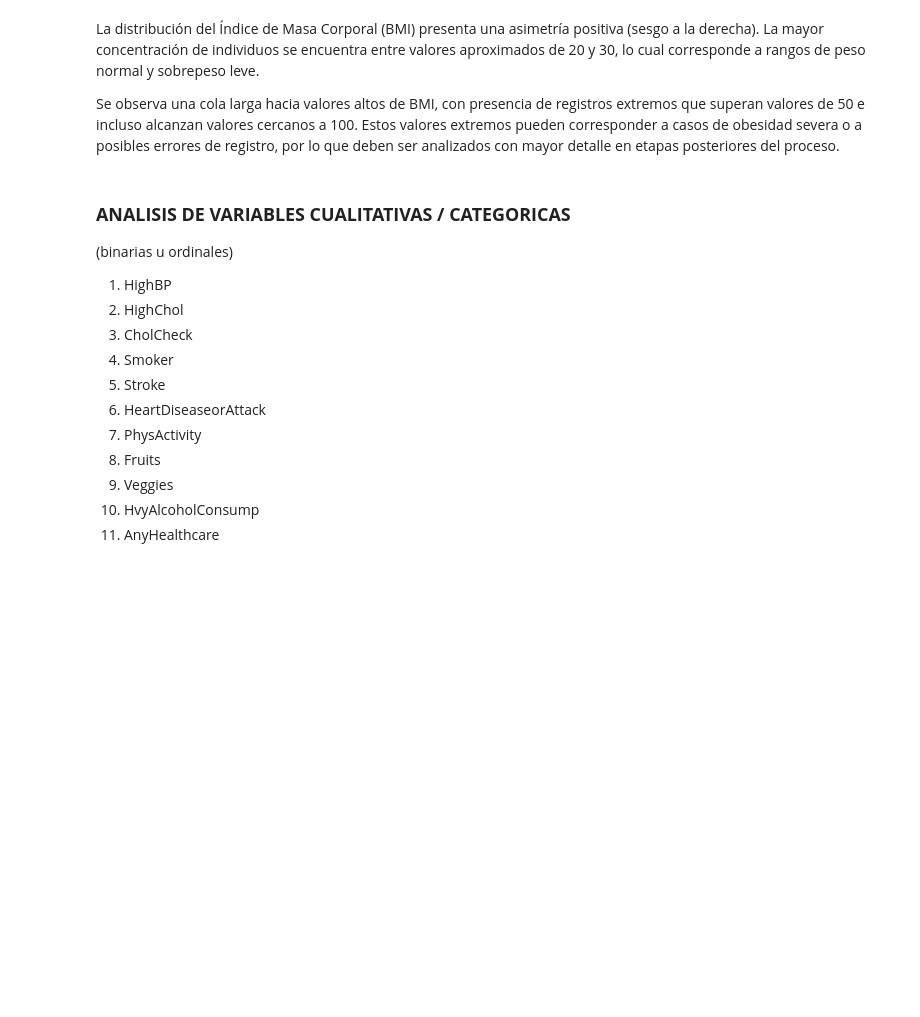
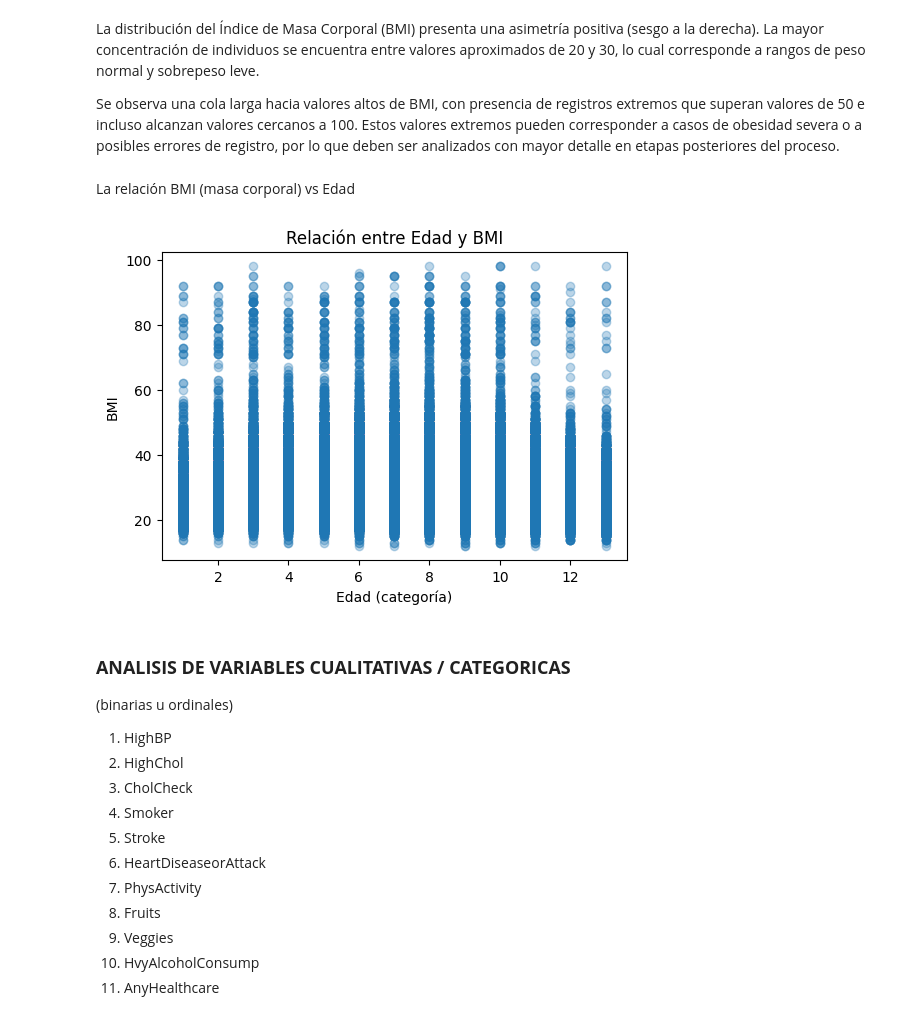
Before and after one commit to sebas-serrano/Diabetes_Health_Indicators, a Jupyter notebook: notebooks/Diabetes_Health_Indicators.ipynb, the cells around one changed output. Drawn from its saved outputs; the diff is of its cells as text; code cells hidden in the pictures; blank space fills up the shorter version.

```diff
--- a/notebooks/Diabetes_Health_Indicators.ipynb
+++ b/notebooks/Diabetes_Health_Indicators.ipynb
@@ -219,6 +219,19 @@ plot_univariate_distribution(df_multi, 'BMI')
 La distribución del Índice de Masa Corporal (BMI) presenta una asimetría positiva (sesgo a la derecha). La mayor concentración de individuos se encuentra entre valores aproximados de 20 y 30, lo cual corresponde a rangos de peso normal y sobrepeso leve.
 
 Se observa una cola larga hacia valores altos de BMI, con presencia de registros extremos que superan valores de 50 e incluso alcanzan valores cercanos a 100. Estos valores extremos pueden corresponder a casos de obesidad severa o a posibles errores de registro, por lo que deben ser analizados con mayor detalle en etapas posteriores del proceso.
+# %% [markdown]
+La relación BMI (masa corporal) vs Edad
+# %%
+import matplotlib.pyplot as plt
+
+plt.figure(figsize=(6,4))
+plt.scatter(df_multi['Age'], df_multi['BMI'], alpha=0.3)
+plt.xlabel('Edad (categoría)')
+plt.ylabel('BMI')
+plt.title('Relación entre Edad y BMI')
+plt.show()
+# %% [output]
+[figure, added]
 # %% [markdown]
 ### **ANALISIS DE VARIABLES CUALITATIVAS / CATEGORICAS**
 
```
